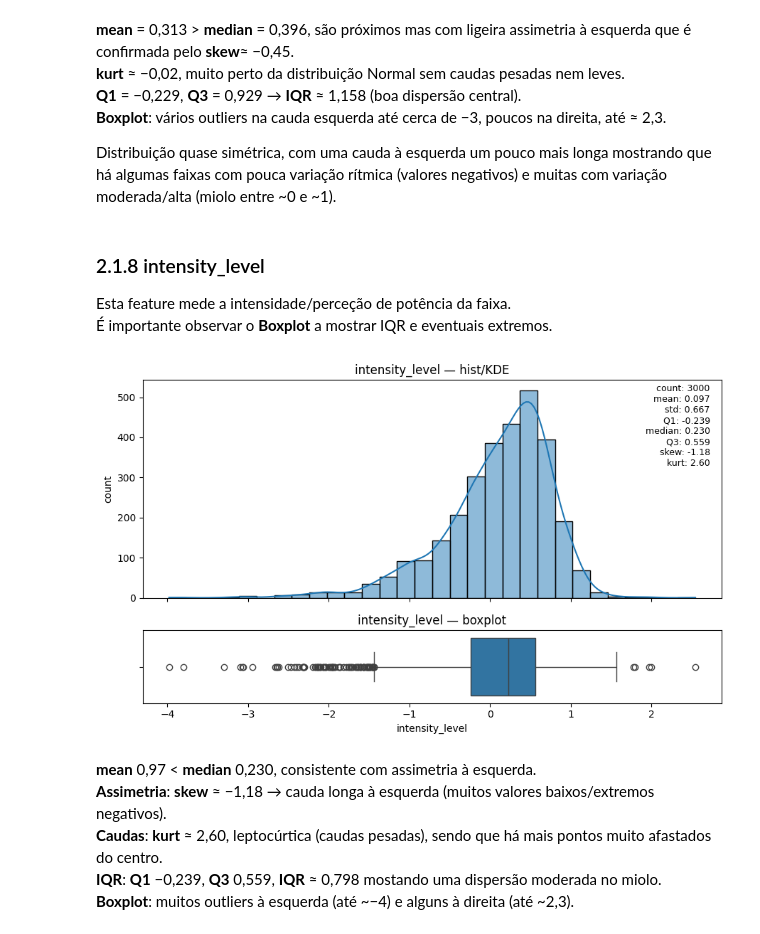
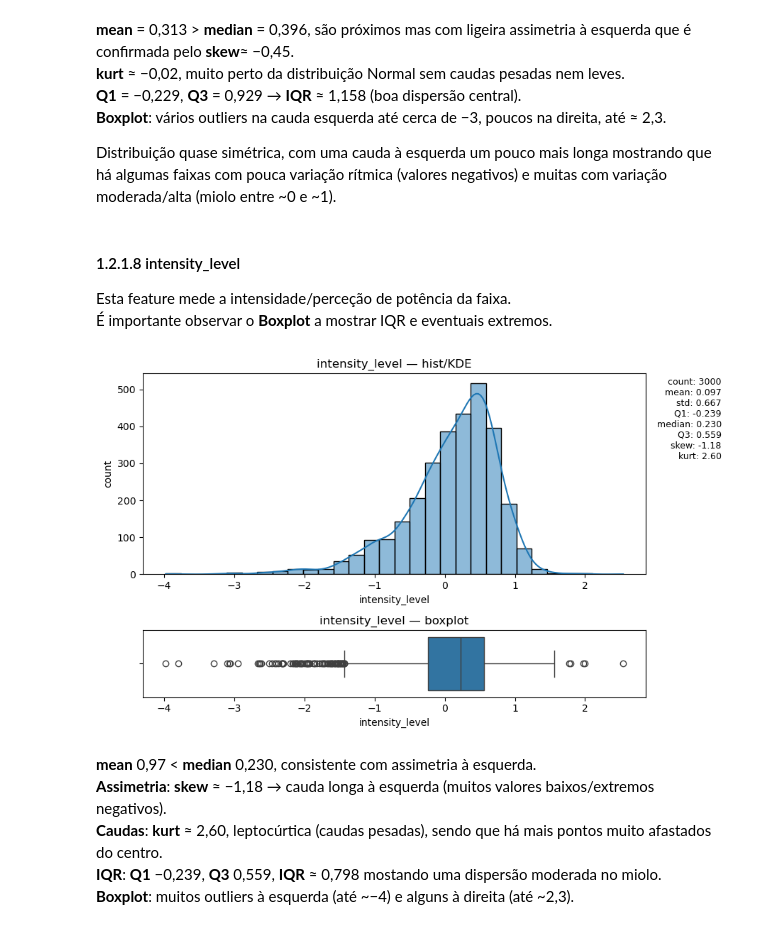
Before and after one commit to RenatoFerreira1240605/APRAU_EFG_B_1240605_1190995, a Jupyter notebook: Assignment_Part1.ipynb, the cells around one changed output. Saved outputs shown, nothing was run; the diff lists cells and outputs as text; code cells hidden in the pictures.

```diff
--- a/Assignment_Part1.ipynb
+++ b/Assignment_Part1.ipynb
@@ -759,53 +582,15 @@ plt.show()
 
 Distribuição quase simétrica, com uma cauda à esquerda um pouco mais longa mostrando que há algumas faixas com pouca variação rítmica (valores negativos) e muitas com variação moderada/alta (miolo entre ~0 e ~1).
 # %% [markdown]
-### 2.1.8 intensity_level
+#### 1.2.1.8 intensity_level
 
 Esta feature mede a intensidade/perceção de potência da faixa.
 É importante observar o **Boxplot** a mostrar IQR e eventuais extremos.
 # %%
 col = "intensity_level"
-x = df[col].dropna().astype(float)
-
-# --- estatísticas básicas ---
-count  = x.size
-mean   = x.mean()
-std    = x.std(ddof=1)
-q1     = x.quantile(0.25)
-median = x.quantile(0.50)
-q3     = x.quantile(0.75)
-skew   = x.skew()
-kurt   = x.kurtosis()
-
-stats_txt = (
-    f"count: {count}\n"
-    f"mean: {mean:.3f}\n"
-    f"std: {std:.3f}\n"
-    f"Q1: {q1:.3f}\n"
-    f"median: {median:.3f}\n"
-    f"Q3: {q3:.3f}\n"
-    f"skew: {skew:.2f}\n"
-    f"kurt: {kurt:.2f}"
-)
-
-# --- figura com hist+KDE (topo) e boxplot (baixo) ---
-fig, (ax1, ax2) = plt.subplots(
-    2, 1, figsize=(9, 5.5), gridspec_kw={"height_ratios": [3, 1]}, sharex=True
-)
-
-# Histograma + KDE
-sns.histplot(x, bins=30, kde=True, ax=ax1)
-ax1.set(title=f"{col} — hist/KDE", ylabel="count")
-ax1.text(0.98, 0.98, stats_txt, transform=ax1.transAxes,
-         ha="right", va="top", fontsize=9)
-
-# Boxplot
-sns.boxplot(x=x, ax=ax2)
-ax2.set(title=f"{col} — boxplot", xlabel=col, ylabel="")
-plt.tight_layout()
-plt.show()
+plot_univariate(df,col)
 # %% [output]
-[figure, old version]
+[figure, new version]
 # %% [markdown]
 **mean** 0,97 < **median** 0,230, consistente com assimetria à esquerda.
 **Assimetria**: **skew** ≈ −1,18 → cauda longa à esquerda (muitos valores baixos/extremos negativos).
```
Also changed, not shown: parts of 93 cells of this notebook.
